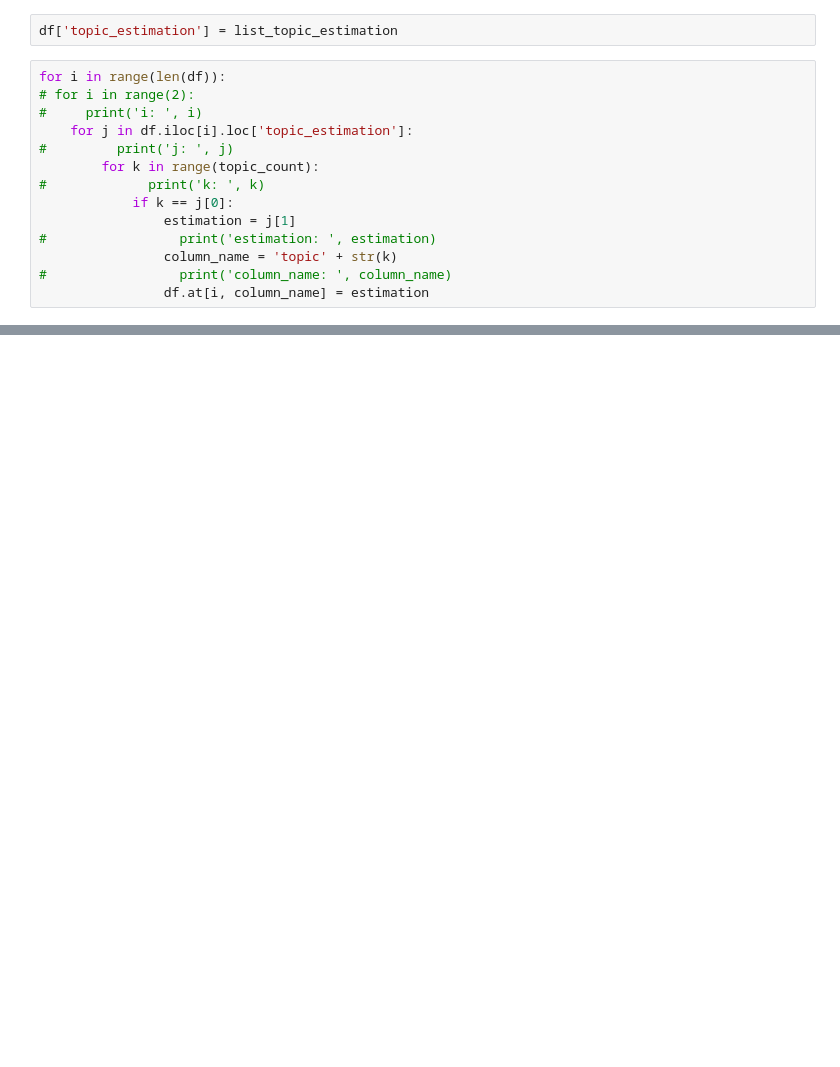
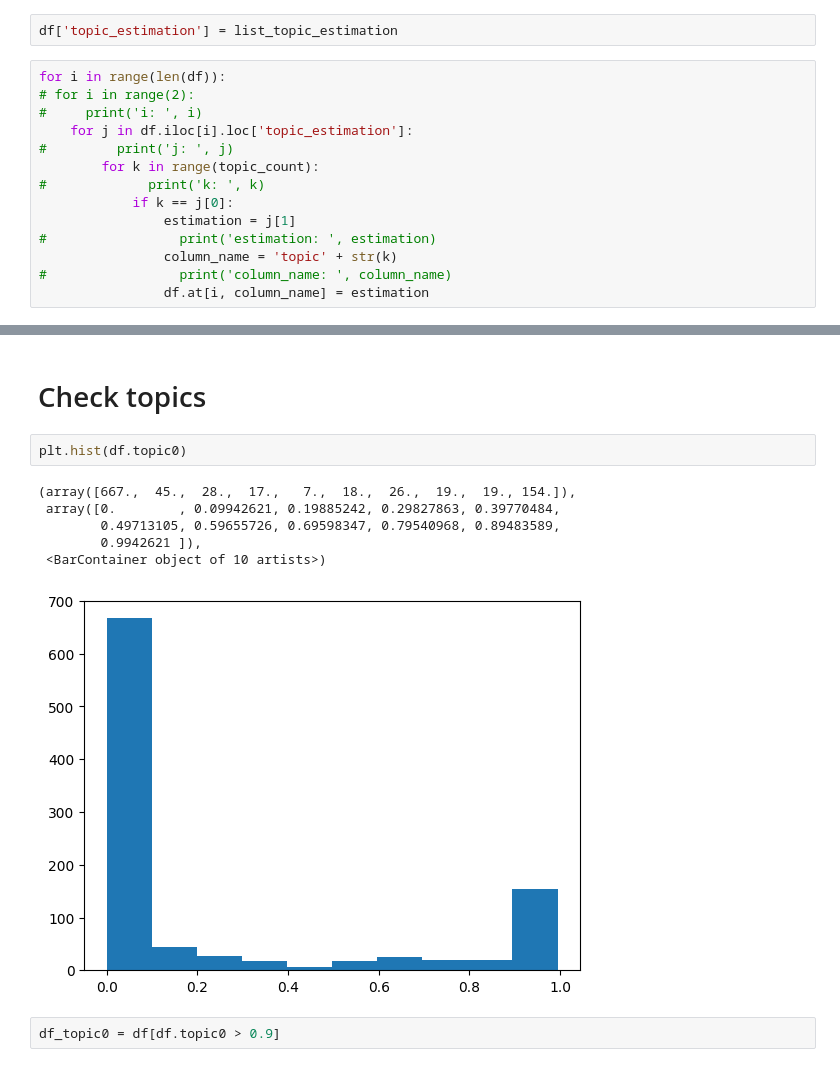
Before and after one commit to chanccm/streamlit-nlp, a Jupyter notebook: notebooks/create_topic_distribution_model_drug_information.ipynb, the cells around one changed output, grey strips where cells are left out. Drawn from its saved outputs; the diff is of its cells as text; blank space fills up the shorter version.

```diff
--- a/notebooks/create_topic_distribution_model_drug_information.ipynb
+++ b/notebooks/create_topic_distribution_model_drug_information.ipynb
@@ -435,0 +411,13 @@ new_s
+# %% [markdown]
+#  Check topics
+# %%
+plt.hist(df.topic0)
+# %% [output]
+(array([667.,  45.,  28.,  17.,   7.,  18.,  26.,  19.,  19., 154.]),
+ array([0.        , 0.09942621, 0.19885242, 0.29827863, 0.39770484,
+        0.49713105, 0.59655726, 0.69598347, 0.79540968, 0.89483589,
+        0.9942621 ]),
+ <BarContainer object of 10 artists>)
+[figure, added]
+# %%
+df_topic0 = df[df.topic0 > 0.9]
```
Also changed, not shown: parts of 49 cells of this notebook, 14 other files.
